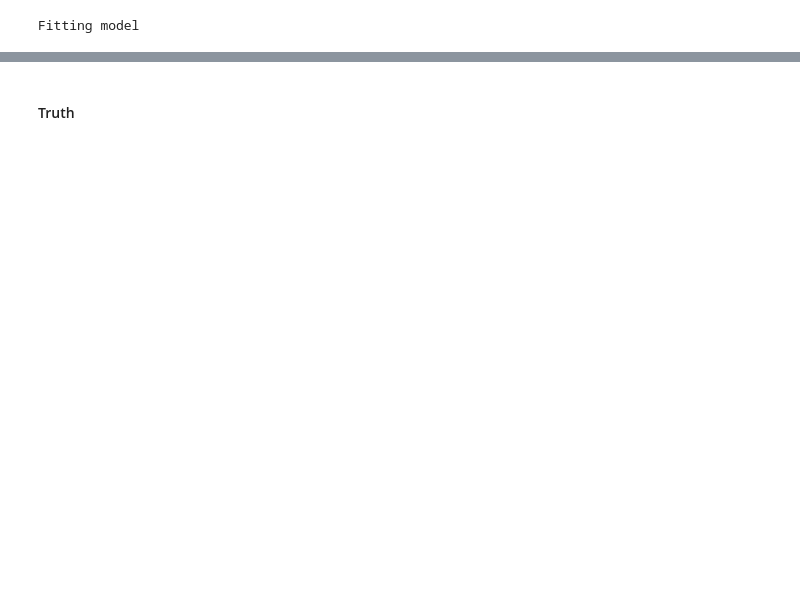
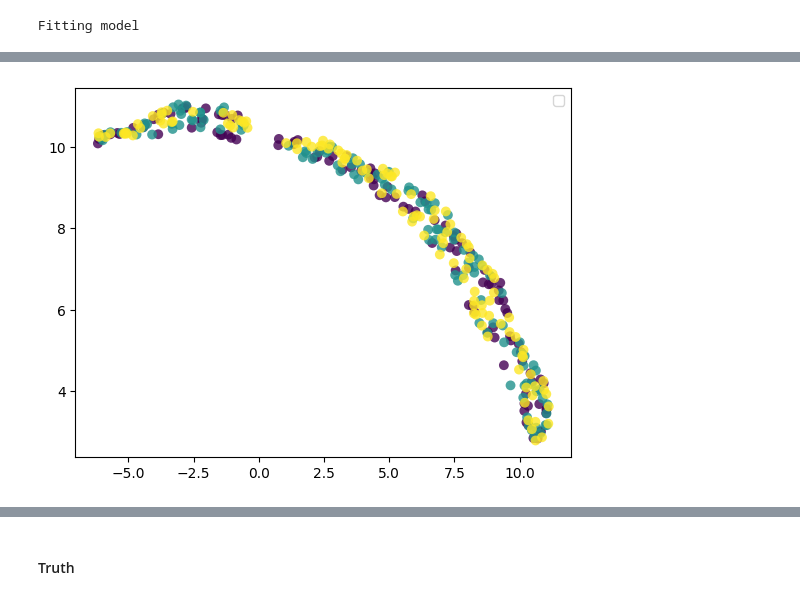
Before and after one commit to win7/Test_Graph_MatchingAlignment, a Jupyter notebook: Network-Alignment-with-Transferable-Graph-Autoencoders/test_subgraph_MS.ipynb, the cells around one changed output, grey strips where cells are left out. Cells and saved outputs as stored; diff of their text form; code cells hidden in the pictures; blank space fills up the shorter version.

```diff
--- a/Network-Alignment-with-Transferable-Graph-Autoencoders/test_subgraph_MS.ipynb
+++ b/Network-Alignment-with-Transferable-Graph-Autoencoders/test_subgraph_MS.ipynb
@@ -282,0 +280,11 @@ tensor([[12.8858, 13.1990, 11.2741,  ..., 14.8778, 13.7783, 18.6992],
+# %%
+# save the node embeddings
+for dataset in train_set:
+    np.save("output/matrix_embeddings/node-embeddings_{}".format(dataset), dict_node_embeddings[dataset].cpu().numpy())
+# %%
+# load embeddings
+
+dict_node_embeddings = {}
+
+for dataset in train_set:
+    dict_node_embeddings[dataset] = np.load("output/matrix_embeddings/node-embeddings_{}.npy".format(dataset))
@@ -282,0 +293,20 @@ tensor([[12.8858, 13.1990, 11.2741,  ..., 14.8778, 13.7783, 18.6992],
+# %%
+df_S_emb_concat = pd.DataFrame()
+
+for k, dataset in enumerate(train_set):
+    df_nodes = pd.read_csv("graphs_data/nodes_{}.csv".format(dataset))
+
+    map = dict(zip(df_nodes.iloc[:, 0].values, df_nodes.iloc[:, 1].values))
+
+    S_emb = dict_node_embeddings[dataset]
+    df_S_emb = pd.DataFrame(S_emb)
+    df_S_emb.insert(0, "id", range(len(df_S_emb)))
+
+    df_S_emb.replace({"id": map}, inplace=True)
+
+    y = np.array([k] * len(S_emb))
+    df_S_emb["subgroup"] = y
+
+    df_S_emb_concat = pd.concat([df_S_emb_concat, df_S_emb], axis=0)
+
+df_S_emb_concat
@@ -282,0 +380,10 @@ tensor([[12.8858, 13.1990, 11.2741,  ..., 14.8778, 13.7783, 18.6992],
+# %%
+# S_emb_concat_red = TSNE(n_components=2, learning_rate='auto', init='random', perplexity=50).fit_transform(S_emb_concat)
+S_emb_concat_red = umap.UMAP(n_components=2, n_neighbors=100, min_dist=0.1, metric="cosine", random_state=42).fit_transform(df_S_emb_concat.iloc[:, 1:-1].values)
+# S_emb_concat_red = PCA(n_components=2, random_state=42).fit_transform(S_emb_concat)
+
+plt.scatter(S_emb_concat_red[:, 0], S_emb_concat_red[:, 1], c=df_S_emb_concat.iloc[:, -1].values, s=50, alpha=0.8, edgecolors='none')
+plt.legend()
+plt.show()
+# %% [output]
+[figure, added]
```
Also changed, not shown: parts of 76 cells of this notebook, 20 other files.
